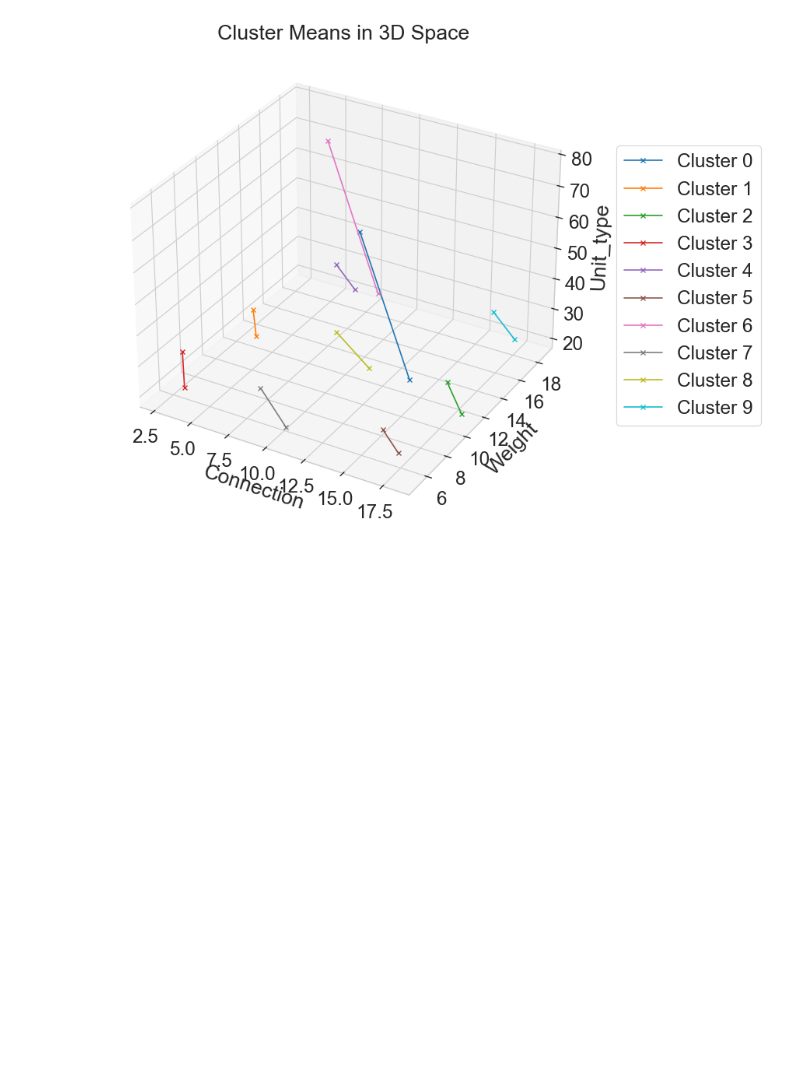
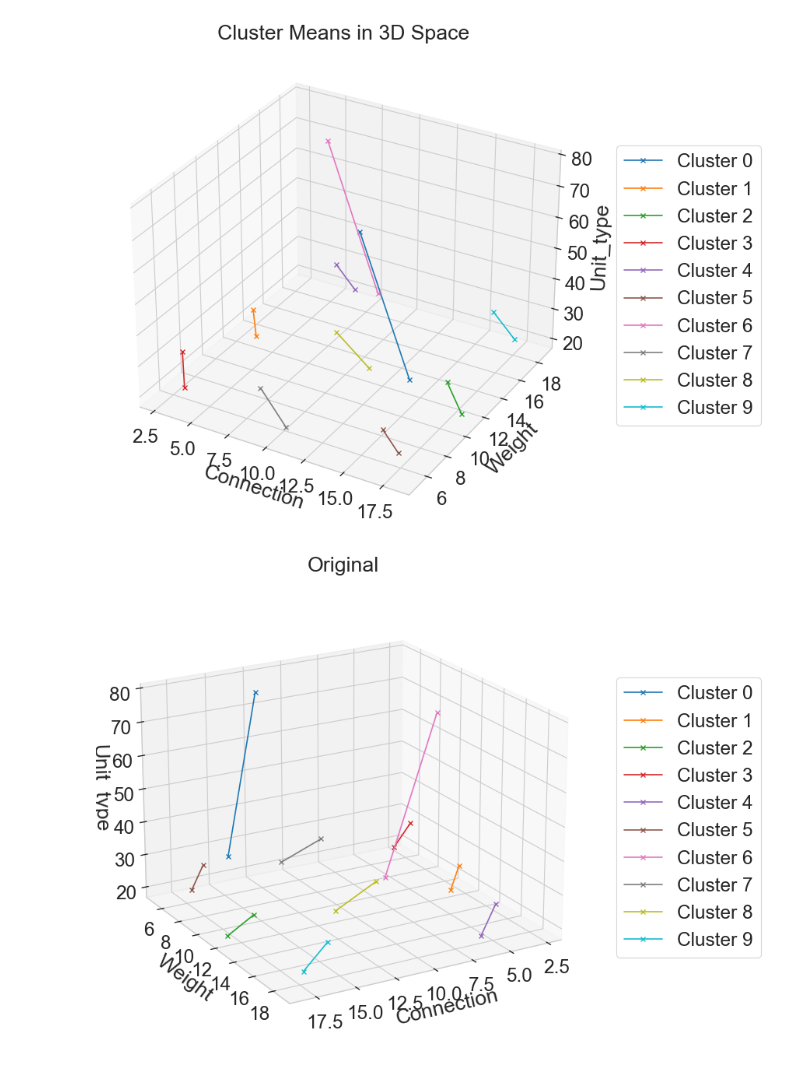
Before and after one commit to TrulySanae/PAMI_Projekt, a Jupyter notebook: Shift Explantion/adult-income-experiment.ipynb, the cells around one changed output. Cells and saved outputs as stored; diff of their text form; code cells hidden in the pictures; blank space fills up the shorter version.

Commit message:
Adding views from multiple angles to the 3d plots for better understanding of the changed values

```diff
--- a/Shift Explantion/adult-income-experiment.ipynb
+++ b/Shift Explantion/adult-income-experiment.ipynb
@@ -318,53 +318,95 @@ Starting 2 cluster results:
 | 6 | 6 | 45.124003 |
 [figure]
 # %%
-# importing experiment parameters
-params =pd.read_csv('./00_simulate_data/Output Customer Data/params.csv')
-params = params.iloc[comparison_dict[comparison_id]]
-display(params)
 
-fig = plt.figure(figsize=(12, 8))
-ax = fig.add_subplot(111, projection='3d')
 
+import matplotlib.pyplot as plt
+from mpl_toolkits.mplot3d import Axes3D
+import pandas as pd
 
 total_distance = []
 weight_difference = []
 unit_difference = []
 connections_difference = []
 
-
-
+# Berechnungen nur einmal durchführen
 for cluster_idx in range(vis_clusters):
     x_vals = [customer_profile_0_means[vis_clusters][cluster_idx][0], customer_profile_1_means[vis_clusters][cluster_idx][0]]
     y_vals = [customer_profile_0_means[vis_clusters][cluster_idx][1], customer_profile_1_means[vis_clusters][cluster_idx][1]]
     z_vals = [customer_profile_0_means[vis_clusters][cluster_idx][2], customer_profile_1_means[vis_clusters][cluster_idx][2]]
 
-    total_distance.append(((x_vals[0]-x_vals[1])**2 + (y_vals[0]-y_vals[1])**2 + (z_vals[0]-z_vals[1])**2)**0.5)
-    connections_difference.append(abs((x_vals[0]-x_vals[1])))
-    weight_difference.append(abs((y_vals[0]-y_vals[1])))
-    unit_difference.append(abs((z_vals[0]-z_vals[1])))
+    total_distance.append(((x_vals[0] - x_vals[1]) * 2 + (y_vals[0] - y_vals[1]) * 2 + (z_vals[0] - z_vals[1]) * 2) * 0.5)
+    connections_difference.append(abs((x_vals[0] - x_vals[1])))
+    weight_difference.append(abs((y_vals[0] - y_vals[1])))
+    unit_difference.append(abs((z_vals[0] - z_vals[1])))
 
-    ax.plot(x_vals, y_vals, z_vals, marker='x', linestyle='-', label=f'Cluster {cluster_idx}')
+# Funktion zur Erstellung der Subplots
+def plot_clusters(ax, elev, azim, title):
+    for cluster_idx in range(vis_clusters):
+        x_vals = [customer_profile_0_means[vis_clusters][cluster_idx][0], customer_profile_1_means[vis_clusters][cluster_idx][0]]
+        y_vals = [customer_profile_0_means[vis_clusters][cluster_idx][1], customer_profile_1_means[vis_clusters][cluster_idx][1]]
+        z_vals = [customer_profile_0_means[vis_clusters][cluster_idx][2], customer_profile_1_means[vis_clusters][cluster_idx][2]]
 
+        ax.plot(x_vals, y_vals, z_vals, marker='x', linestyle='-', label=f'Cluster {cluster_idx}')
+
+    ax.set_xlabel(feature_names[0])
+    ax.set_ylabel(feature_names[1])
+    ax.set_zlabel(feature_names[2])
+    ax.set_title(title)
+    ax.view_init(elev=elev, azim=azim)
+
+# Erstellen der Hauptfigur mit mehreren Subplots
+fig1 = plt.figure(figsize=(12, 8))
+fig2 = plt.figure(figsize=(12, 8))
+fig3 = plt.figure(figsize=(12, 8))
+
+# Originalansicht
+ax1 = fig1.add_subplot(111, projection='3d')
+plot_clusters(ax1, 20, 60, 'Original')
+ax1.set_xlabel(feature_names[0])
+ax1.set_ylabel(feature_names[1])
+ax1.set_zlabel(feature_names[2])
+ax1.legend(loc='center left', bbox_to_anchor=(1.05, 0.5))
+
+# Ansicht von der positiven x-Achse
+ax4 = fig2.add_subplot(111, projection='3d')
+plot_clusters(ax4, 0, 0, 'Positive x-Achse')
+ax4.set_xlabel(feature_names[0])
+ax4.set_ylabel(feature_names[1])
+ax4.set_zlabel(feature_names[2])
+ax4.legend(loc='center left', bbox_to_anchor=(1.05, 0.5))
+# Ansicht von der positiven y-Achse
+ax6 = fig3.add_subplot(111, projection='3d')
+plot_clusters(ax6, 0, 90, 'Positive y-Achse')
+ax6.set_xlabel(feature_names[0])
+ax6.set_ylabel(feature_names[1])
+ax6.set_zlabel(feature_names[2])
+ax6.legend(loc='center left', bbox_to_anchor=(1.05, 0.5))
+
+
+
+
+
+plt.tight_layout()
+plt.show()
+
+# DataFrame mit den Distanzen erstellen und speichern
 distances = pd.DataFrame({
     'Cluster': range(vis_clusters),
     'Total_distance': total_distance,
     'Connections_diff': connections_difference,
     'Weight_diff': weight_difference,
     'Unit_diff': unit_difference
 })
 
 distances = distances.sort_values(by='Total_distance')
+# importing experiment parameters
+params =pd.read_csv('./00_simulate_data/Output Customer Data/params.csv')
+params = params.iloc[comparison_dict[comparison_id]]
+display(params)
 display(distances)
 
-
-output_path = f'./results_experiments/results_customer_profile_{comparison_dict[comparison_id][0]} and customer_profile_{comparison_dict[comparison_id][1]}.csv'
-distances.to_csv(output_path)
-
-ax.set_xlabel(feature_names[0])
-ax.set_ylabel(feature_names[1])
-ax.set_zlabel(feature_names[2])
-ax.set_title('Cluster Means in 3D Space')
-ax.legend(loc='center left', bbox_to_anchor=(1.05, 0.5))
-plt.show()
+output_path = f'./results_experiments/results_customer_profile_{comparison_dict[comparison_id][0]}and_customer_profile{comparison_dict[comparison_id][1]}.csv'
+distances.to_csv(output_path, index=False)
 # %% [output]
+[figure, new version]
```
Also changed, not shown: parts of 2 cells of this notebook.
